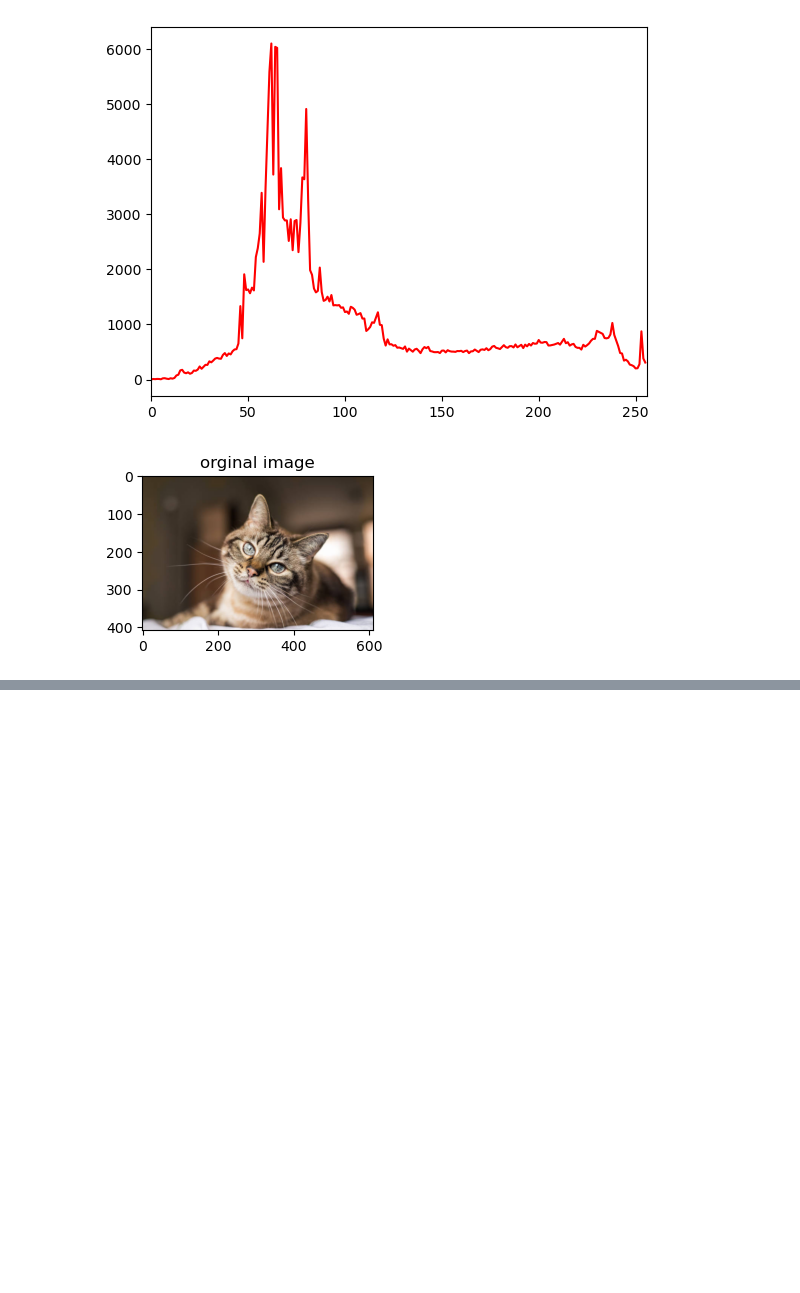
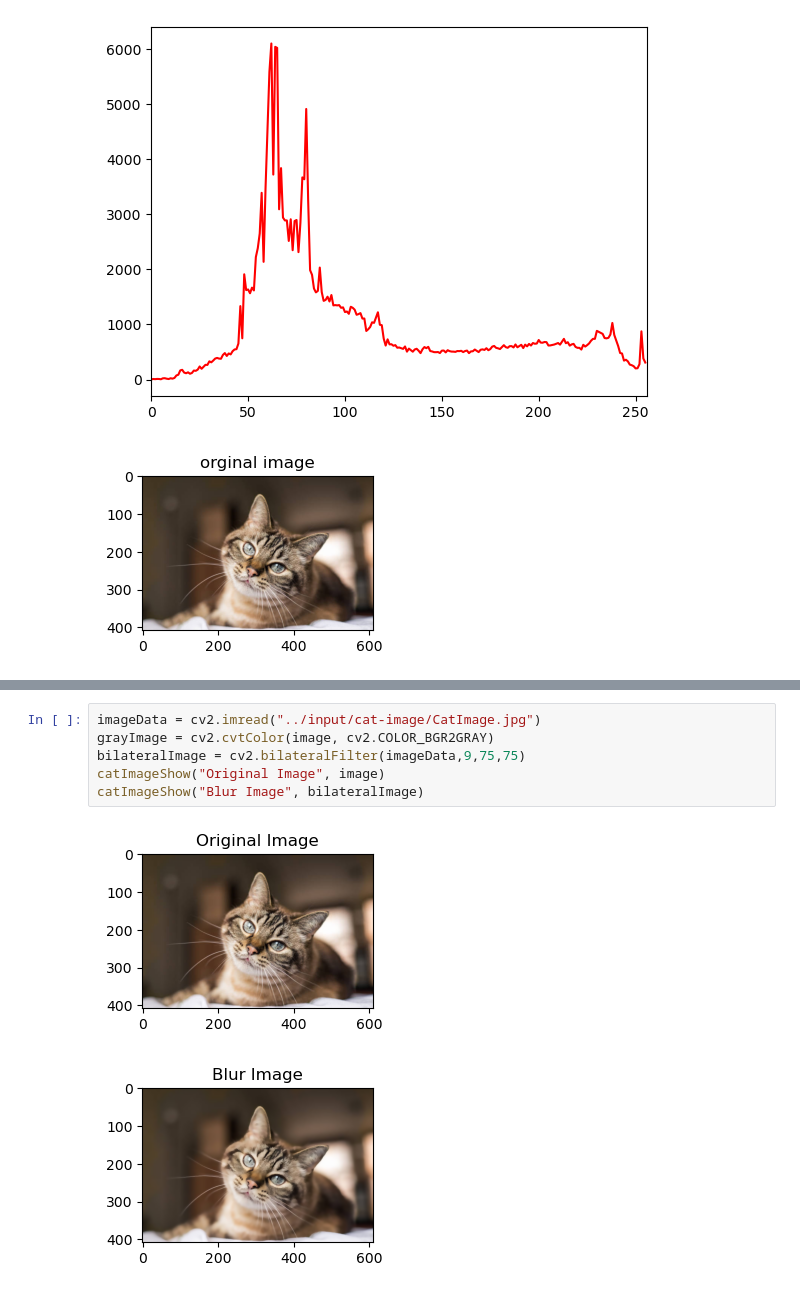
Before and after one commit to tazriahelal/Python-OpenCV, a Jupyter notebook: Python-OpenCV-Basic/opencvbasics-part2.ipynb, the cells around one changed output, grey strips where cells are left out. Cells and saved outputs as stored; diff of their text form; blank space fills up the shorter version.

```diff
--- a/Python-OpenCV-Basic/opencvbasics-part2.ipynb
+++ b/Python-OpenCV-Basic/opencvbasics-part2.ipynb
@@ -261,0 +301,9 @@ NameError: name 'imageVariable' is not defined
+# %%
+imageData = cv2.imread("../input/cat-image/CatImage.jpg")
+grayImage = cv2.cvtColor(image, cv2.COLOR_BGR2GRAY)
+bilateralImage = cv2.bilateralFilter(imageData,9,75,75)
+catImageShow("Original Image", image)
+catImageShow("Blur Image", bilateralImage)
+# %% [output]
+[figure, added]
+[figure, added]
```
Also changed, not shown: parts of 21 cells of this notebook.
